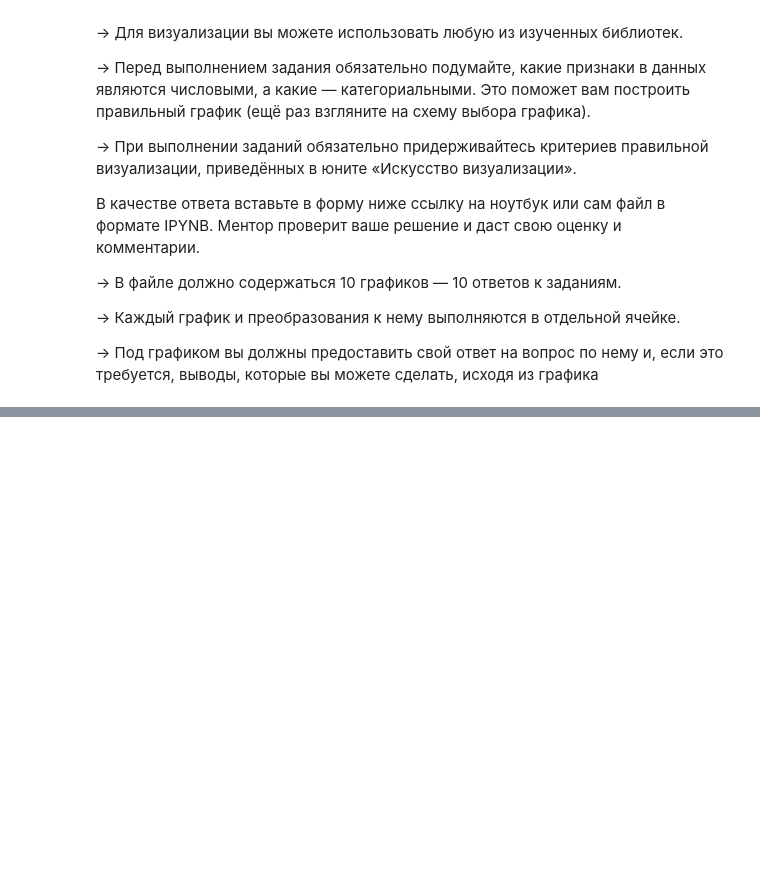
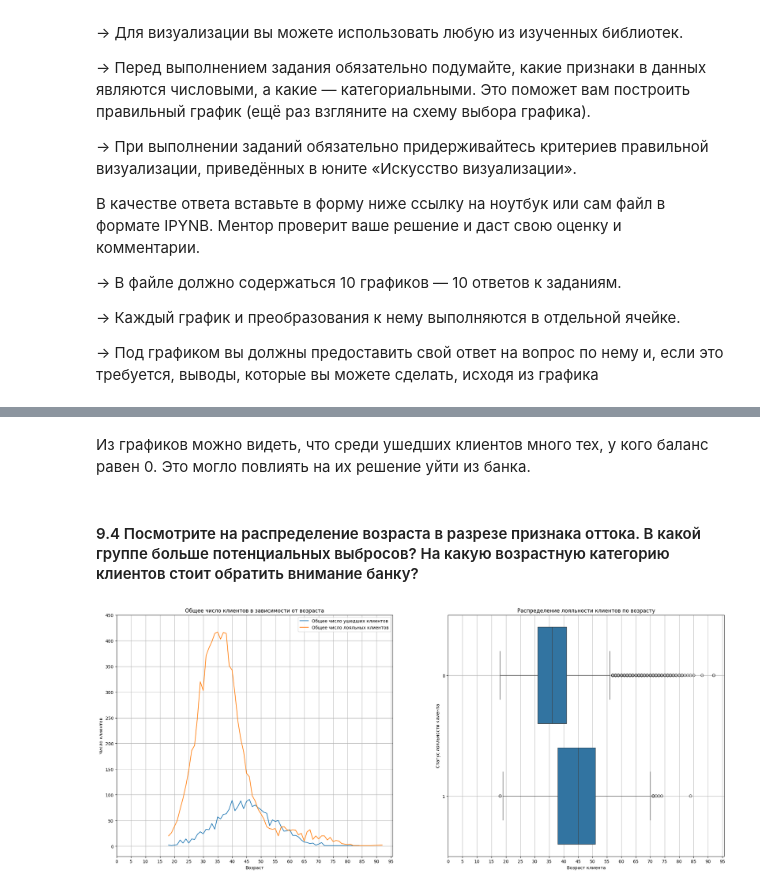
Before and after one commit to vokhmianin-da/sf_data_science, a Jupyter notebook: PYTHON-13. VISUALISATION/Practic.ipynb, the cells around one changed output, grey strips where cells are left out. Drawn from its saved outputs; the diff is of its cells as text; code cells hidden in the pictures; blank space fills up the shorter version.

```diff
--- a/PYTHON-13. VISUALISATION/Practic.ipynb
+++ b/PYTHON-13. VISUALISATION/Practic.ipynb
@@ -48,0 +103,36 @@ churn_data.head()
+# %% [markdown]
+Из графиков можно видеть, что среди ушедших клиентов много тех, у кого баланс равен 0. Это могло повлиять на их решение уйти из банка.
+# %% [markdown]
+#### 9.4 Посмотрите на распределение возраста в разрезе признака оттока. В какой группе больше потенциальных выбросов? На какую возрастную категорию клиентов стоит обратить внимание банку?
+# %%
+import seaborn as sns
+mask1 = churn_data_df['Exited'] == 0
+mask2 = churn_data_df['Exited'] == 1
+
+age_of_not_exited = churn_data_df[mask1].groupby('Age')['Exited'].count()
+age_of_exited = churn_data_df[mask2].groupby('Age')['Exited'].count()
+#display(age_of_not_exited)
+
+fig,axes=plt.subplots(nrows=1, ncols=2, figsize=(25, 10))
+#axes[1] = plt.boxplot([age_of_exited, age_of_not_exited],vert=False)
+
+#fig = plt.figure(figsize=(10, 4))
+#axes[0] = fig.add_axes([0,0,1,1])
+axes[0].plot(age_of_exited, label='Общее число ушедших клиентов')
+axes[0].plot(age_of_not_exited, label='Общее число лояльных клиентов')
+axes[0].set_title('Общее число клиентов в зависимости от возраста')
+axes[0].set_xlabel('Возраст')
+axes[0].set_ylabel('Число клиентов')
+axes[0].set_xticks(range(0,100,5))
+axes[0].set_yticks(range(0,500,50))
+axes[0].legend()
+axes[0].grid()
+
+axes[1] = sns.boxplot(churn_data_df, x='Age', y='Exited')
+axes[1].set_title('Распределение лояльности клиентов по возрасту');
+axes[1].set_xlabel('Возраст клиента');
+axes[1].set_ylabel('Статус лояльности клиента');
+axes[1].set_xticks(range(0,100,5))
+axes[1].grid()
+# %% [output]
+[figure, added]
```
Also changed, not shown: parts of 10 cells of this notebook.
